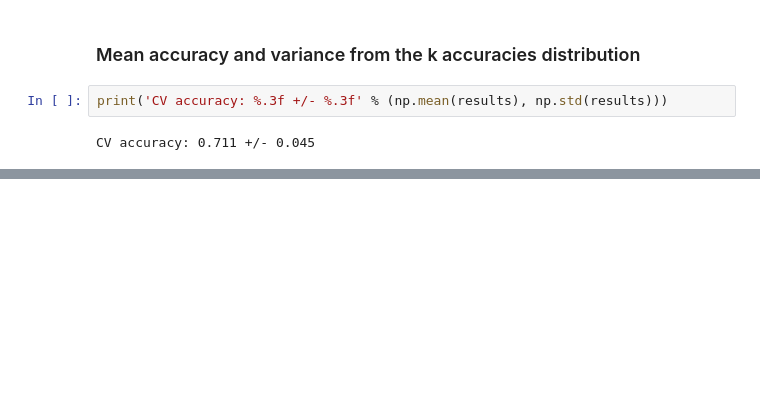
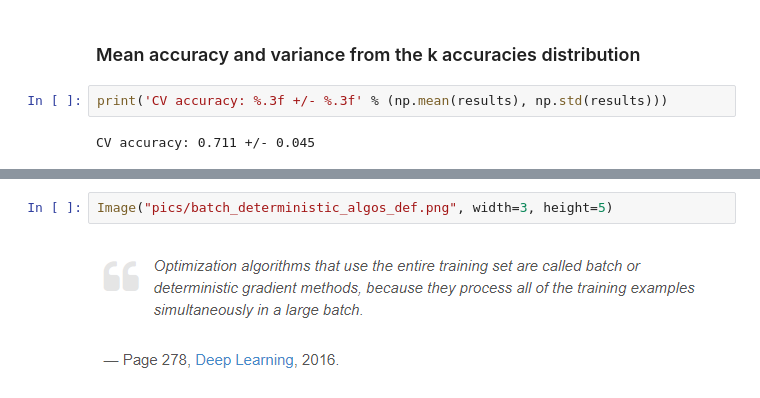
Before and after one commit to GermanCM/DeepLearning_concepts_checks, a Jupyter notebook: project/deep_learning_with_python_book_examples/notebooks/sequential_nn_exmple.ipynb, the cells around one changed output, grey strips where cells are left out. Drawn from its saved outputs; the diff is of its cells as text; blank space fills up the shorter version.

Commit message:
batch size controling determinism of the algo

```diff
--- a/project/deep_learning_with_python_book_examples/notebooks/sequential_nn_exmple.ipynb
+++ b/project/deep_learning_with_python_book_examples/notebooks/sequential_nn_exmple.ipynb
@@ -125,0 +183,4 @@ CV accuracy: 0.711 +/- 0.045
+# %%
+Image("pics/batch_deterministic_algos_def.png", width=3, height=5)
+# %% [output]
+[figure, added]
```
Also changed, not shown: parts of 10 cells of this notebook, 1 other file.
